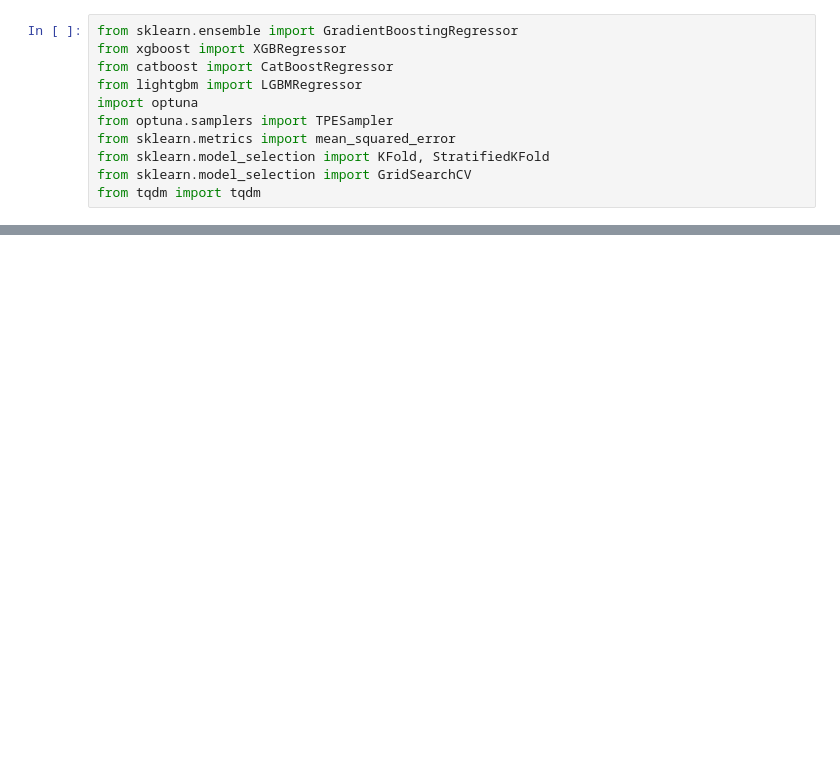
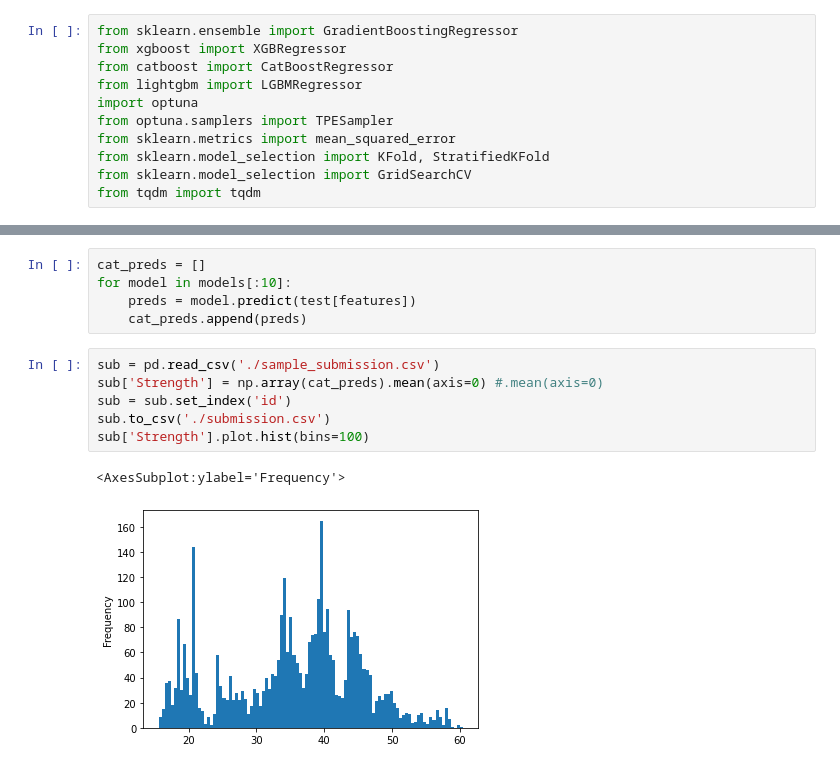
Before and after one commit to jjh0987/MyProject, a Jupyter notebook: pythonProject/kaggle/playground-series-s3e9/Untitled-Copy1.ipynb, the cells around one changed output, grey strips where cells are left out. Drawn from its saved outputs; the diff is of its cells as text; blank space fills up the shorter version.

```diff
--- a/pythonProject/kaggle/playground-series-s3e9/Untitled-Copy1.ipynb
+++ b/pythonProject/kaggle/playground-series-s3e9/Untitled-Copy1.ipynb
@@ -578,0 +483,14 @@ mean mse across all folds: 153.7336
+# %%
+cat_preds = []
+for model in models[:10]:
+    preds = model.predict(test[features])
+    cat_preds.append(preds)
+# %%
+sub = pd.read_csv('./sample_submission.csv')
+sub['Strength'] = np.array(cat_preds).mean(axis=0) #.mean(axis=0)
+sub = sub.set_index('id')
+sub.to_csv('./submission.csv')
+sub['Strength'].plot.hist(bins=100)
+# %% [output]
+<AxesSubplot:ylabel='Frequency'>
+[figure, added]
```
Also changed, not shown: parts of 29 cells of this notebook, 8 other files.
